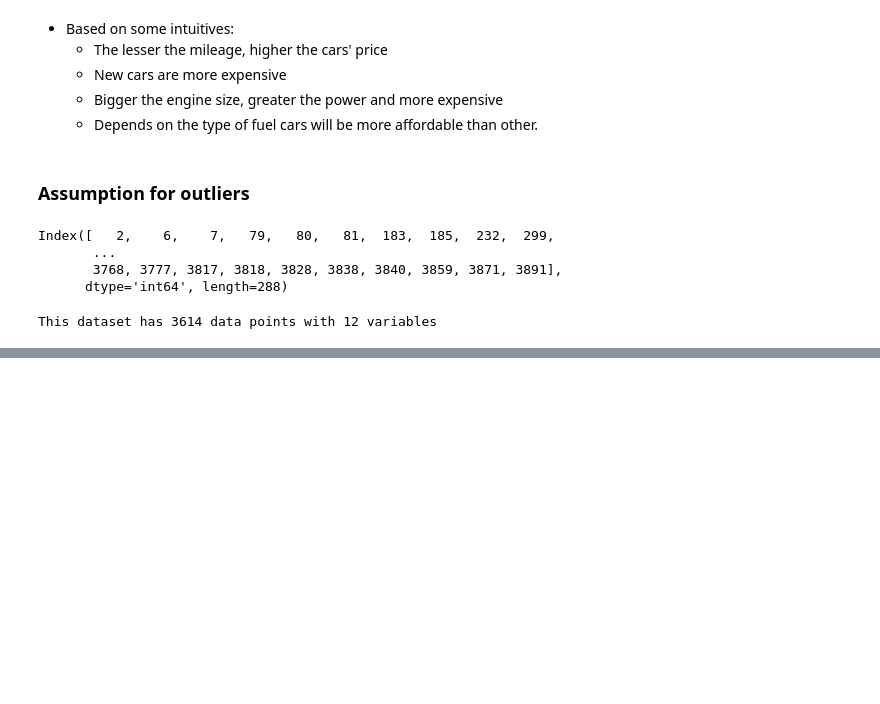
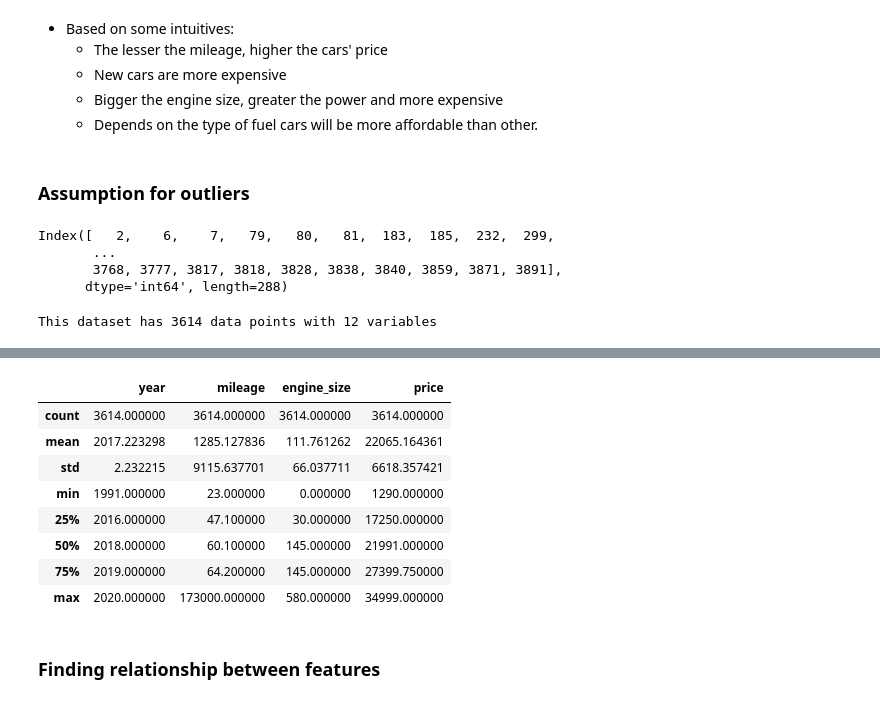
Before and after one commit to mateusAbdallah/car-dataset, a Jupyter notebook: Project01.ipynb, the cells around one changed output, grey strips where cells are left out. Cells and saved outputs as stored; diff of their text form; code cells hidden in the pictures; blank space fills up the shorter version.

Commit message:
creating a new dataFrame with numerical variables and get some visualizations

```diff
--- a/Project01.ipynb
+++ b/Project01.ipynb
@@ -344,0 +348,3 @@ This dataset has 3614 data points with 12 variables
+# %%
+df_num = pd.DataFrame(df, columns=['year', 'mileage', 'engine_size', 'price'])
+df_num.head()
@@ -344,0 +358,14 @@ This dataset has 3614 data points with 12 variables
+# %%
+df_num.describe()
+# %% [output]
+|  | year | mileage | engine_size | price |
+| count | 3614.000000 | 3614.000000 | 3614.000000 | 3614.000000 |
+| mean | 2017.223298 | 1285.127836 | 111.761262 | 22065.164361 |
+| std | 2.232215 | 9115.637701 | 66.037711 | 6618.357421 |
+| min | 1991.000000 | 23.000000 | 0.000000 | 1290.000000 |
+| 25% | 2016.000000 | 47.100000 | 30.000000 | 17250.000000 |
+| 50% | 2018.000000 | 60.100000 | 145.000000 | 21991.000000 |
+| 75% | 2019.000000 | 64.200000 | 145.000000 | 27399.750000 |
+| max | 2020.000000 | 173000.000000 | 580.000000 | 34999.000000 |
+# %% [markdown]
+### Finding relationship between features
```
Also changed, not shown: parts of 4 cells of this notebook.
